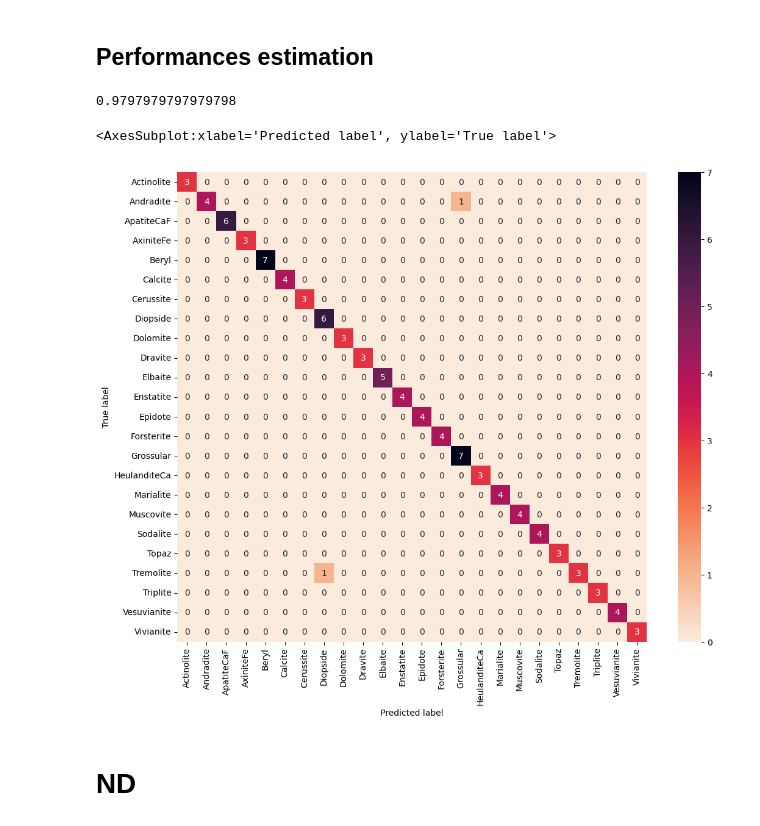
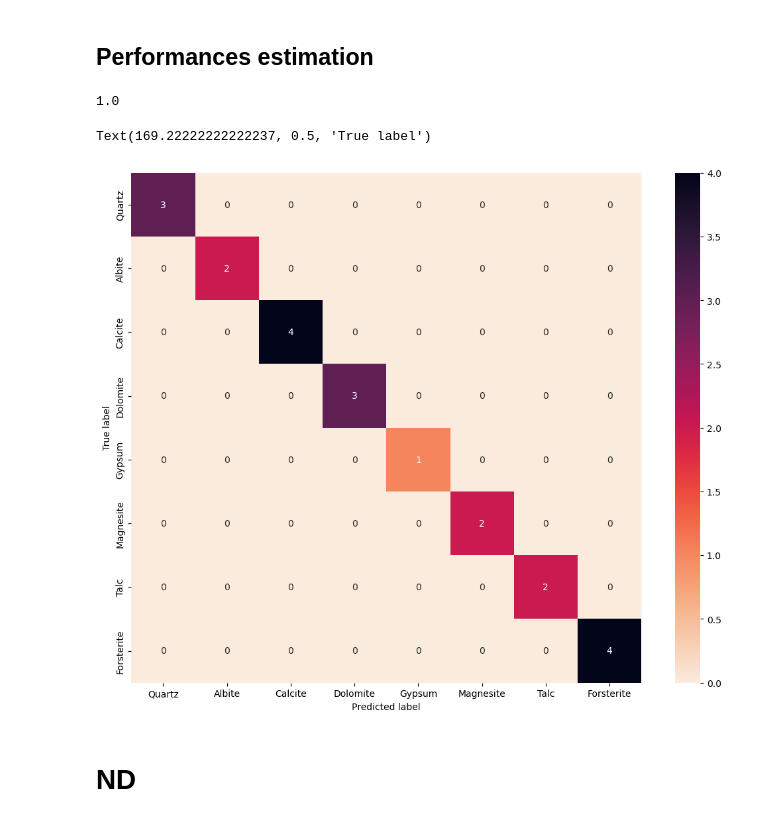
Before and after one commit to FabioBrugnara/pyram, a Jupyter notebook: 2-spectrum_recognition/library_similarity.ipynb, the cells around one changed output. Saved outputs shown, nothing was run; the diff lists cells and outputs as text; code cells hidden in the pictures.

```diff
--- a/2-spectrum_recognition/library_similarity.ipynb
+++ b/2-spectrum_recognition/library_similarity.ipynb
@@ -96,19 +85,22 @@ DB
 all_names =np.unique(DB.name, return_counts=True)
 SUB = []
 for i in range(len(all_names[0])):
-    if all_names[1][i] > 5:
+    if all_names[1][i] > 8:
         SUB.append(all_names[0][i])
 
 elements = SUB
-#elements = ['Quartz', 'Albite', 'Calcite', 'Dolomite', 'Gypsum', 'Magnesite', 'Talc', 'Forsterite']#,'Chrysotile']
+elements = ['Quartz', 'Albite', 'Calcite', 'Dolomite', 'Gypsum', 'Magnesite', 'Talc', 'Forsterite']#,'Chrysotile']
 #elements = ['Albite',  'Labradorite', 'Orthoclase']
 #elements = ['Tremolite', 'Actinolite']
 #elements = ['Clinochlore', 'Vermiculite','Phlogopite']
 
+# ischikawa
+#elements = ['Albite','Andesine','Annite','Anorthite','Bytownite','Labradorite','Oligoclase','Augite','Clinoenstatite','Diopside','Enstatite','Ferrosilite','Hedenbergite','Jadeite','Spodumene','Anorthoclase','Mircocline','Orthoclase','Lepidolite','Muscovite','Phlogopite','Trilithionite','Zinnwaldite','Fayalite','Forsterite','Quartz']
 
-cond = ''
-for i in elements[:-1]:
-    cond += 'name == "'+i+'" or '
-cond += 'name == "'+elements[-1]+'"'
 
-DB = DB.query(cond)
+
+for i in range(len(DB.name)):
+    if DB.name[i] not in elements:
+        DB = DB.drop(i)
+
+DB = DB.reset_index(drop=True)
@@ -138,8 +136,8 @@ sns.heatmap(M, cmap = sns.color_palette("rocket_r", as_cmap=True),annot=False, s
 ## Train-test split
 # %%
 jump = []
-jump += ['Opal']           # Spettri orrendi e tutti diversi, dipende da quanta acqua c'e
-jump += ['Pyrope', 'Almandine', 'Spessartine']  #Pyrope forms a solid solution series with almandine and spessartine, which are collectively known as the pyralspite garnets (pyrope, almandine, spessartine).
+#jump += ['Opal']           # Spettri orrendi e tutti diversi, dipende da quanta acqua c'e
+#jump += ['Pyrope', 'Almandine', 'Spessartine']  #Pyrope forms a solid solution series with almandine and spessartine, which are collectively known as the pyralspite garnets (pyrope, almandine, spessartine).
 # %%
 names = DB.name
 ID = DB.RRUFF_ID
@@ -179,34 +177,44 @@ for i in pr.lib_names():
 # %%
 out = []
 for i in test:
-    pr.search(DB.iloc[i].S, shift=5, verbose=False)
 
-    # spectra deconvolution and matching
-    search = pr.search(DB.iloc[i].S, shift=3, verbose=False).iloc[0]
+    search = pr.search(DB.iloc[i].S, shift=5, verbose=False).iloc[0]
     pred_label = search['name']
     sim = search['match']
 
     temp = ''
     for j in pred_label:
         if j != '_':
             temp += j
         else:
             break
     pred_label = temp
 
     out.append([names[i],pred_label, sim])
 
 out = pd.DataFrame(np.array(out),columns=['True label','Predicted label', 'match'])
 
+tab = np.zeros((len(elements),len(elements)))
+
+for i in range(out.shape[0]):
+    for j in range(len(elements)):
+        for k in range(len(elements)):
+            if out.iloc[i]['True label'] == elements[j] and out.iloc[i]['Predicted label'] == elements[k]:
+                tab[j,k] += 1
+
+tab = pd.DataFrame(index=elements, columns=elements, data=tab)
+
 # PLOT
 plt.figure(figsize=(13,10))
-tab = pd.crosstab(out['True label'], out['Predicted label'])
 print(np.diag(tab).sum() / tab.to_numpy().sum())
 sns.heatmap(tab, cmap = sns.color_palette("rocket_r", as_cmap=True),annot=True, square=True)
+
+plt.xlabel('Predicted label')
+plt.ylabel('True label')
 # %% [output]
-0.9797979797979798
+1.0
-<AxesSubplot:xlabel='Predicted label', ylabel='True label'>
+Text(169.22222222222237, 0.5, 'True label')
-[figure, old version]
+[figure, new version]
 # %% [markdown]
 # ND
 # %%
```
Also changed, not shown: parts of 8 cells of this notebook, 7 other files.
